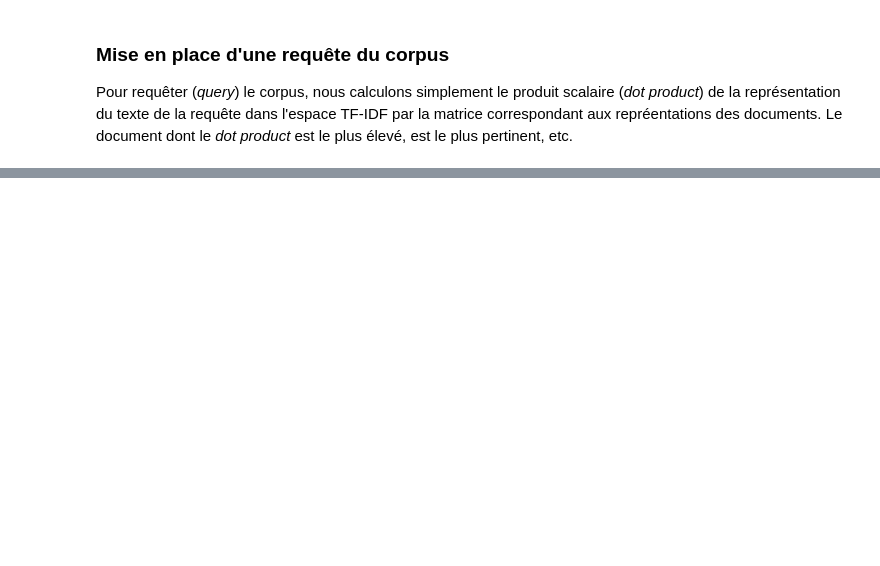
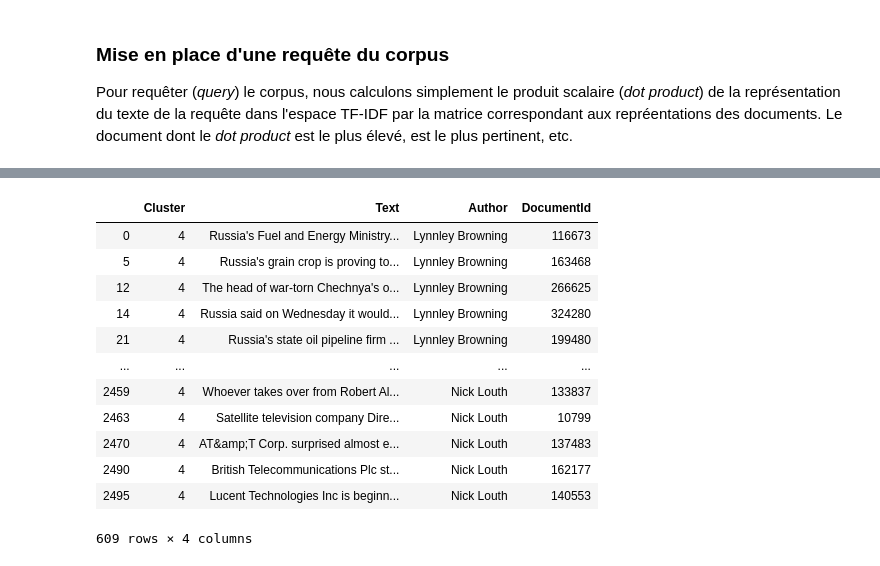
Before and after one commit to Barenn/Indexation-Web-TP, a Jupyter notebook: tp1.ipynb, the cells around one changed output, grey strips where cells are left out. Cells and saved outputs as stored; diff of their text form; code cells hidden in the pictures; blank space fills up the shorter version.

```diff
--- a/tp1.ipynb
+++ b/tp1.ipynb
@@ -345,0 +427,25 @@ Wall time: 165 ms
+# %%
+from nltk.cluster.kmeans import KMeansClusterer
+
+NUM_CLUSTERS = 5
+
+kclusterer = KMeansClusterer(NUM_CLUSTERS, distance=nltk.cluster.util.cosine_distance, repeats=25)
+assigned_clusters = kclusterer.cluster(tf_idf_matrix, assign_clusters=True)
+# %%
+cluster_documents  = pd.DataFrame(assigned_clusters, columns=['Cluster']).join(texts)
+# %%
+cluster_documents[cluster_documents.Cluster == 4]
+# %% [output]
+|  | Cluster | Text | Author | DocumentId |
+| 0 | 4 | Russia's Fuel and Energy Ministry... | Lynnley Browning | 116673 |
+| 5 | 4 | Russia's grain crop is proving to... | Lynnley Browning | 163468 |
+| 12 | 4 | The head of war-torn Chechnya's o... | Lynnley Browning | 266625 |
+| 14 | 4 | Russia said on Wednesday it would... | Lynnley Browning | 324280 |
+| 21 | 4 | Russia's state oil pipeline firm ... | Lynnley Browning | 199480 |
+| ... | ... | ... | ... | ... |
+| 2459 | 4 | Whoever takes over from Robert Al... | Nick Louth | 133837 |
+| 2463 | 4 | Satellite television company Dire... | Nick Louth | 10799 |
+| 2470 | 4 | AT&amp;T Corp. surprised almost e... | Nick Louth | 137483 |
+| 2490 | 4 | British Telecommunications Plc st... | Nick Louth | 162177 |
+| 2495 | 4 | Lucent Technologies Inc is beginn... | Nick Louth | 140553 |
+609 rows × 4 columns
```
Also changed, not shown: parts of 26 cells of this notebook, 2 other files.
